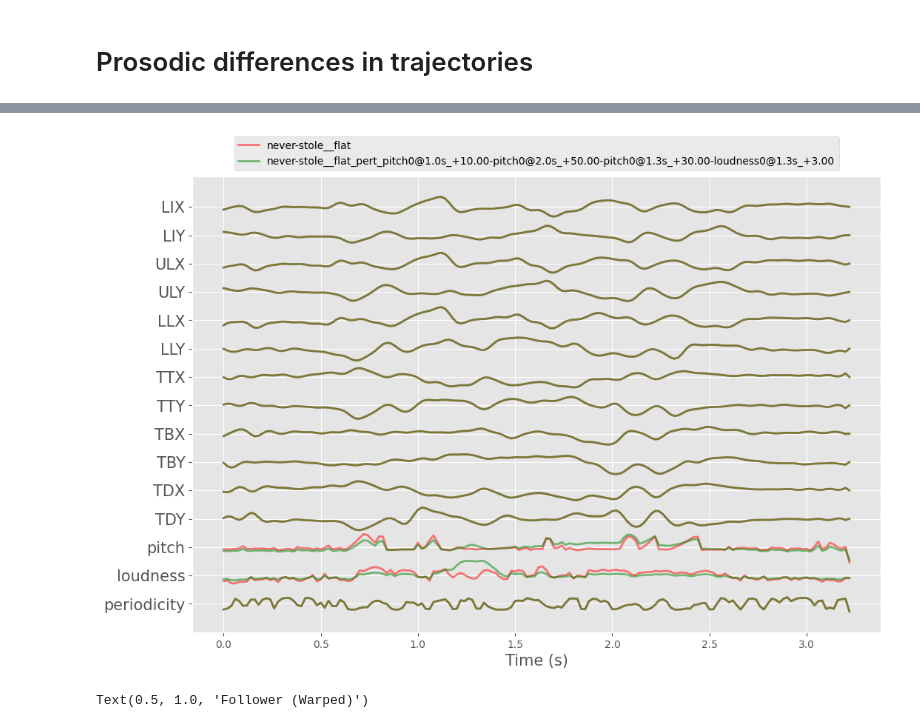
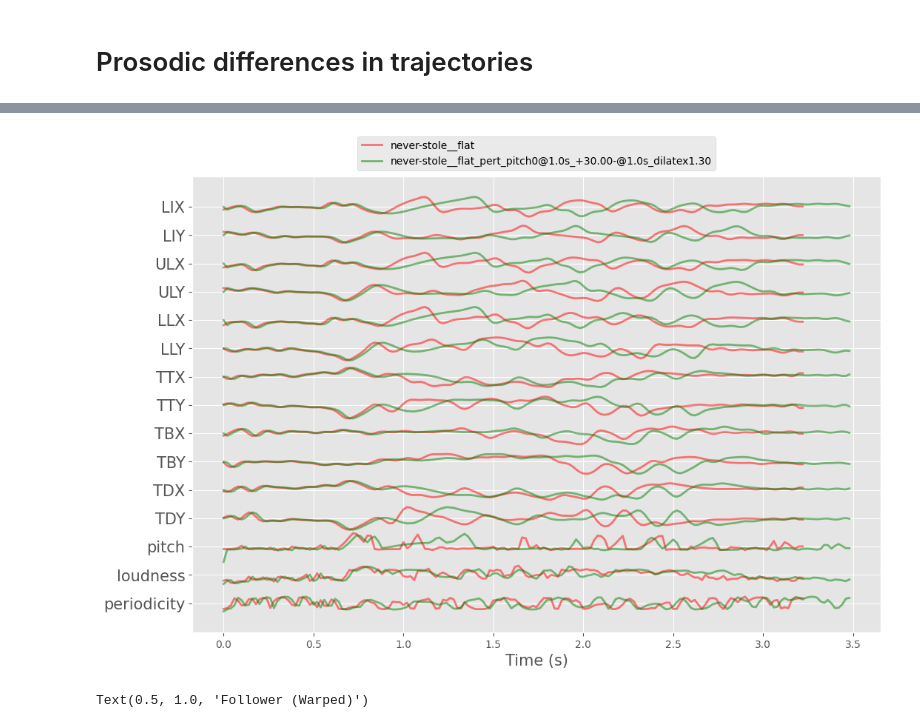
Before and after one commit to mguillau-commits/mrep, a Jupyter notebook: notebooks/process_diva_wavfiles.ipynb, the cells around one changed output, grey strips where cells are left out. Cells and saved outputs as stored; diff of their text form; code cells hidden in the pictures.

```diff
--- a/notebooks/process_diva_wavfiles.ipynb
+++ b/notebooks/process_diva_wavfiles.ipynb
@@ -1456,10 +1456,10 @@ def analyse_file(filename, target=None):
         c["loudness"].shape[0] if c["loudness"] is not None else 0)
     if c["ema"].shape[0] < T:
         pad_width = ((0, T - c["ema"].shape[0]), (0, 0))
-        c["ema"] = np.pad(c["ema"], pad_width, mode='constant')
+        c["ema"] = np.pad(c["ema"], pad_width, mode='edge')
     for feat in ["pitch", 'loudness', 'periodicity', 'time']:
         if c[feat] is not None and c[feat].shape[0] < T:
-            c[feat] = np.pad(c[feat], (0, T - c[feat].shape[0]), mode='constant')
+            c[feat] = np.pad(c[feat], (0, T - c[feat].shape[0]), mode='edge')
     # if c["loudness"] is not None and c["loudness"].shape[0] < T:
     #     c["loudness"] = np.pad(c["loudness"], (0, T - c["loudness"].shape[0]), mode='constant')
     # if c["periodicity"] is not None and c["periodicity"].shape[0] < T:
@@ -1613,7 +1629,7 @@ def apply_perturbation(code, perturbations, fs=50, sigma=3, coder=None, PC=PC):
         target_code = p.get("target_code", None)
         magnitude = p.get("magnitude", None)
 
-        if feature not in pert:
+        if mode is not "dilate" and feature not in pert:
             raise ValueError(f"Feature '{feature}' not in code")
 
         idx = np.argmin(np.abs(time - t0))
@@ -1652,6 +1668,34 @@ def apply_perturbation(code, perturbations, fs=50, sigma=3, coder=None, PC=PC):
             base = pert[feature][:, dim]
             pert[feature][:, dim] = base * (1 - smooth_envelope) + target_feat * smooth_envelope
             description = f"{feature}{dim}@{t0:.1f}s_interp"
+        elif mode == "dilate":
+            # Create a time-warping map for this window
+            dilation = magnitude  # >1 lengthen, <1 shorten
+            # t_start = t0 - window / 2
+            # t_end = t0 + window / 2
+            # mask = (time >= t_start) & (time <= t_end)
+            # warped_time = np.copy(time)
+            # warped_time[mask] = t_start + (time[mask] - t_start) / dilation
+
+            tt = np.diff(time, prepend=0) + np.diff(time, prepend=0)*(dilation*smooth_envelope)
+            warped_time = np.cumsum(tt)
+            warptime2ogtime = interp1d(warped_time, time, bounds_error=False, fill_value=0)
+
+            time_new_linear = np.arange(0, warped_time.max()+0.001, 1/FS_SPARC_CODE)
+
+
+            for key in ["ema", "ema_pc", "pitch", "loudness", "periodicity"]:
+                if key not in pert:
+                    continue
+                y = pert[key]
+                if y.ndim == 1:
+                    interp = interp1d(time, y, bounds_error=False, fill_value=0)
+                    pert[key] = interp(warptime2ogtime(time_new_linear))
+                else:
+                    interp = interp1d(time, y, axis=0, bounds_error=False, fill_value=0)
+                    pert[key] = interp(warptime2ogtime(time_new_linear))
+            description = f"{feature}@{t0:.1f}s_dilatex{dilation:.2f}"
+            pert['time'] = time_new_linear
         else:
             raise ValueError(f"Unknown mode: {mode}")
 
@@ -1683,41 +1727,43 @@ def apply_perturbation(code, perturbations, fs=50, sigma=3, coder=None, PC=PC):
 
 perturbations = [
 # {"feature": "ema_pc", "dim": 6, "time": 1.3, "window": 1,  "magnitude": 2, "mode": "add"},
-{"feature": "pitch", "dim": 0, "time": 1, "window": 1,  "magnitude": 10,  "mode": "add"},
-{"feature": "pitch", "dim": 0, "time": 2, "window": 2,  "magnitude": 50,  "mode": "add"},
-{"feature": "pitch", "dim": 0, "time": 1.3, "window": 0.2,  "magnitude": 30,  "mode": "add"},
-{"feature": "loudness", "dim": 0, "time": 1.3, "window": 0.5,  "magnitude": 3,  "mode": "add"},
+# {"feature": "pitch", "dim": 0, "time": 1, "window": 1,  "magnitude": 10,  "mode": "add"},
+# {"feature": "pitch", "dim": 0, "time": 2, "window": 2,  "magnitude": 50,  "mode": "add"},
+{"feature": "pitch", "dim": 0, "time": 1, "window": 0.5,  "magnitude": 30,  "mode": "add"},
+{"feature": "", "dim": 0, "time": 1, "window": 0.5,  "magnitude": 1.3,  "mode": "dilate"},
 # {"feature": "pitch", "dim": 0, "time": 1.6, "mode": "interpolate", "target_code": target_code}
 ]
+# 0.8 for "never"
+# 1.3 for "said"
 
 c = apply_perturbation(c, perturbations, fs=50, sigma=3, coder=coder, PC=PC)
 sf.write(folder / (c["pert"]["fname"] + ".wav"), c['pert']['wav'], coder.sr)
 ipd.display(ipd.Audio(c['pert']['wav'], rate=coder.sr))
 
 
 
 
 c_plot = [c, c['pert']]
 c_plot_colors = ['r', 'g', 'b']
 
 # Plot and save
 fig, ax = plt.subplots(figsize=(12, 8))
 for i, code in enumerate(c_plot):
     # _, fname = os.path.split(files[i])
     fname = code['fname']
     plot_art(
         ax, code["ema"], # ema, ema_pc
         labels=hprc_channels, # hprc_channels, labels_PC
         color=c_plot_colors[i],
         series_name=fname,
         gap=7, alpha=0.5, lw=2,
         pitch= sp.stats.zscore(code['pitch']), # sp.stats.zscore .... pitches[i], # pitches[i],
         loudness= sp.stats.zscore(code['loudness']),
         periodicity= sp.stats.zscore(code['periodicity'])
     )
 # %% [output]
 [interactive output not drawn]
-[figure, old version]
+[figure, new version]
 # %%
 
 # Step 4: Plot
```
Also changed, not shown: parts of 2 cells of this notebook, 1 other file.
